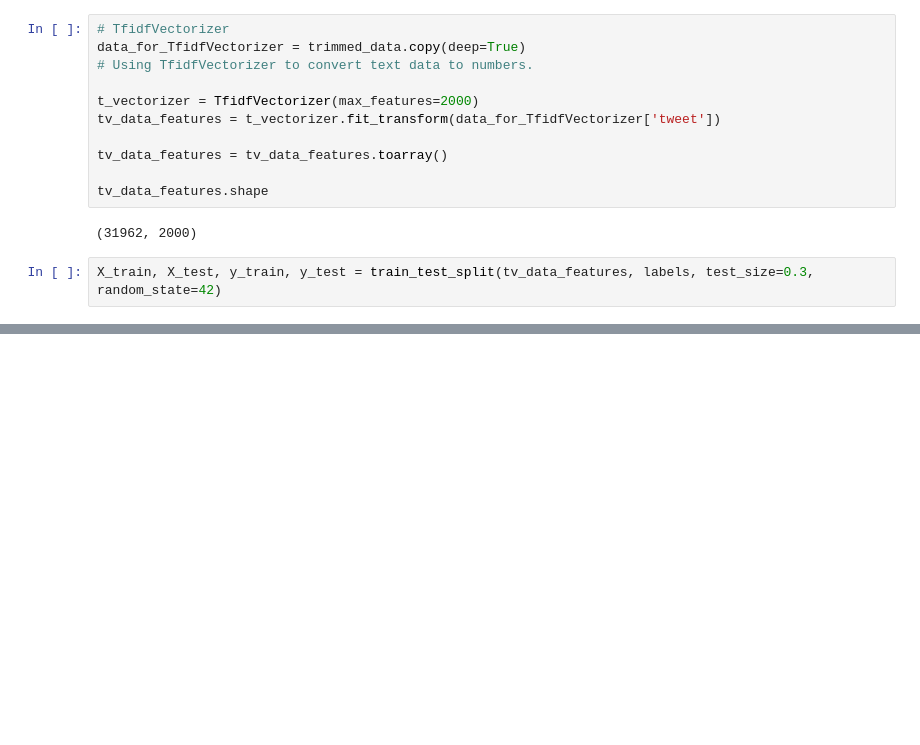
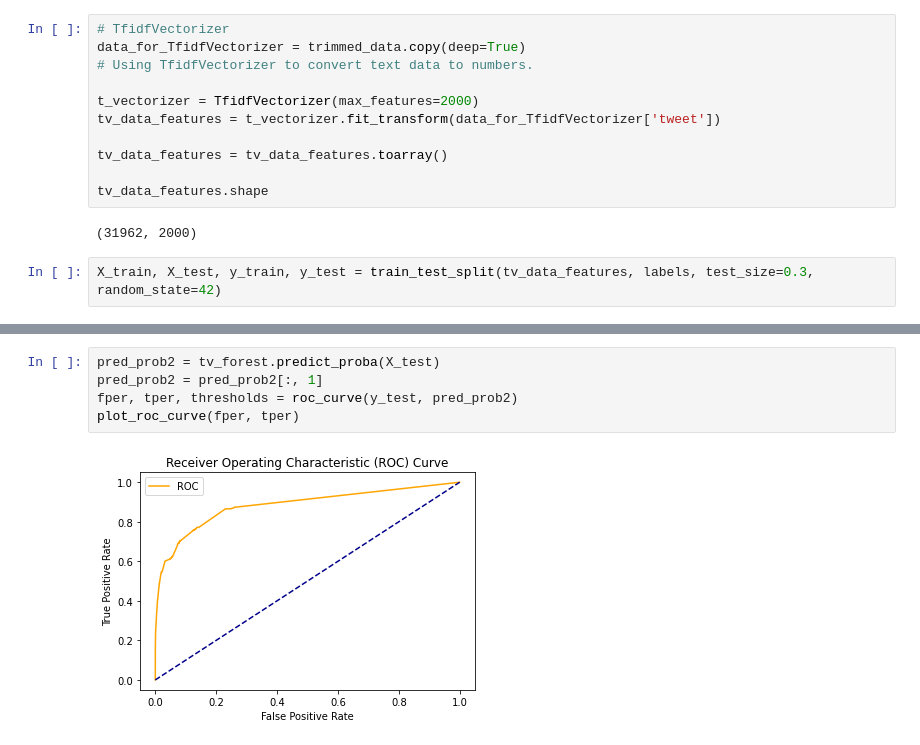
Before and after one commit to nishantbala/CricketInfo, a Jupyter notebook: sentiment_analysis_lazypredict.ipynb, the cells around one changed output, grey strips where cells are left out. Cells and saved outputs as stored; diff of their text form; blank space fills up the shorter version.

```diff
--- a/sentiment_analysis_lazypredict.ipynb
+++ b/sentiment_analysis_lazypredict.ipynb
@@ -404,0 +529,7 @@ RandomForestClassifier(class_weight='balanced', n_estimators=10, n_jobs=4)
+# %%
+pred_prob2 = tv_forest.predict_proba(X_test)
+pred_prob2 = pred_prob2[:, 1]
+fper, tper, thresholds = roc_curve(y_test, pred_prob2)
+plot_roc_curve(fper, tper)
+# %% [output]
+[figure, added]
```
Also changed, not shown: parts of 22 cells of this notebook.
